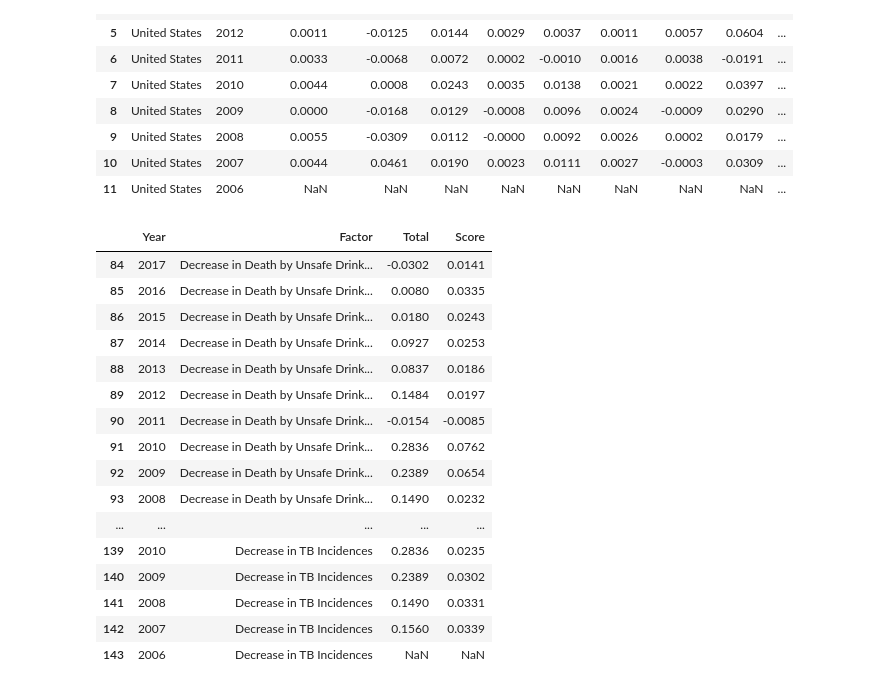
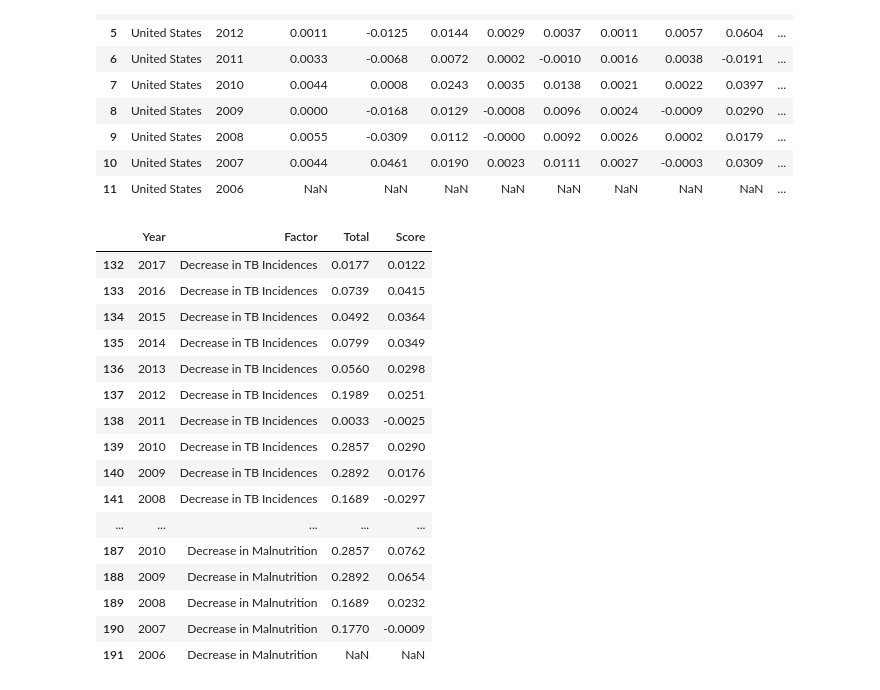
Before and after one commit to brendagutman/USA_Prosperity, a Jupyter notebook: Notebooks/usa_prosperity.ipynb, the cells around one changed output. Cells and saved outputs as stored; diff of their text form; code cells hidden in the pictures.

```diff
--- a/Notebooks/usa_prosperity.ipynb
+++ b/Notebooks/usa_prosperity.ipynb
@@ -481,6 +582,9 @@ df_merged['score_w'] = df_merged['score_w'] *-1
 df_merged['score_su'] = df_merged['score_su'] *-1
 df_merged['score_hiv'] = df_merged['score_hiv'] *-1
 df_merged['score_t'] = df_merged['score_t'] *-1
+df_merged['score_co2'] = df_merged['score_co2'] *-1
+df_merged['score_cm'] = df_merged['score_cm'] *-1
+df_merged['score_mal'] = df_merged['score_mal'] *-1
 # %%
 #make dfs for storage
 score_cd = []
@@ -496,6 +600,10 @@ score_w = []
 score_su = []
 score_hiv = []
 score_t = []
+score_gdp = []
+score_co2 = []
+score_cm = []
+score_mal = []
 #organize dfs in a dictionary
 names_dic = { 3 : score_cd,
               4 : score_ci,
@@ -509,7 +617,11 @@ names_dic = { 3 : score_cd,
               12 : score_w,
               13 : score_su,
               14 : score_hiv,
-              15 : score_t
+              15 : score_t,
+              16 : score_gdp,
+              17 : score_co2,
+              18 : score_cm,
+              19 : score_mal,
             }
 
 #make variables for the loop
@@ -573,10 +685,10 @@ print(compiled)
 # %%
 #set back to df
 second = pd.DataFrame(data = names_dic)
-second.columns = ['weighted_cd','weighted_ci','weighted_d','weighted_le','weighted_mh','weighted_ap','weighted_vd','weighted_hi','weighted_s','weighted_w','weighted_su','weighted_hiv','weighted_t']
+second.columns = ['weighted_cd','weighted_ci','weighted_d','weighted_le','weighted_mh','weighted_ap','weighted_vd','weighted_hi','weighted_s','weighted_w','weighted_su','weighted_hiv','weighted_t','weighted_gdp','weighted_co2','weighted_cm','weighted_mal']
 second['year'] = [2017,2016,2015,2014,2013,2012,2011,2010,2009,2008,2007,2006]
 final = df_merged.merge(second, how = 'left', left_on ='Year', right_on = 'year')
-final['total_weighted'] = final['weighted_cd'] + final['weighted_ci'] + final['weighted_d'] + final['weighted_le'] + final['weighted_ap'] + final['weighted_vd'] + final['weighted_s'] + final['weighted_w'] + final['weighted_su'] + final['weighted_hiv'] + final['weighted_t']
+final['total_weighted'] = final['weighted_cd'] + final['weighted_ci'] + final['weighted_d'] + final['weighted_le'] + final['weighted_ap'] + final['weighted_vd'] + final['weighted_s'] + final['weighted_w'] + final['weighted_su'] + final['weighted_hiv'] + final['weighted_t']+ final['weighted_gdp']+ final['weighted_co2']+ final['weighted_cm']+ final['weighted_mal']
 final
 # %% [output]
 |  | Entity | Year | score_human | score_happy | score_cd | score_ci | score_d | score_le | score_mh | score_ap | ... |
@@ -651,28 +763,48 @@ new11 = pd.DataFrame(data = final.iloc[:,1])
 new11['Factor'] = 'Decrease in TB Incidences'
 new11['Total'] = final.iloc[:,-1]
 new11['Score'] = final.iloc[:,29]
+
+new12 = pd.DataFrame(data = final.iloc[:,1])
+new12['Factor'] = 'GDP'
+new12['Total'] = final.iloc[:,-1]
+new12['Score'] = final.iloc[:,30]
+
+new13 = pd.DataFrame(data = final.iloc[:,1])
+new13['Factor'] = 'Decrease in CO2 Emmisions'
+new13['Total'] = final.iloc[:,-1]
+new13['Score'] = final.iloc[:,30]
+
+new14 = pd.DataFrame(data = final.iloc[:,1])
+new14['Factor'] = 'Decrease in Child Mortality'
+new14['Total'] = final.iloc[:,-1]
+new14['Score'] = final.iloc[:,30]
+
+new15 = pd.DataFrame(data = final.iloc[:,1])
+new15['Factor'] = 'Decrease in Malnutrition'
+new15['Total'] = final.iloc[:,-1]
+new15['Score'] = final.iloc[:,30]
 # %%
-new_list = [new2, new3, new4, new5,new6, new7, new8, new5,new9, new10, new11]
+new_list = [new2, new3, new4, new5,new6, new7, new8, new5,new9, new10, new11, new12, new13, new14, new15]
 all = new1.append(new_list, ignore_index = True)
 all.tail(60)
 # %% [output]
 |  | Year | Factor | Total | Score |
-| 84 | 2017 | Decrease in Death by Unsafe Drink... | -0.0302 | 0.0141 |
-| 85 | 2016 | Decrease in Death by Unsafe Drink... | 0.0080 | 0.0335 |
-| 86 | 2015 | Decrease in Death by Unsafe Drink... | 0.0180 | 0.0243 |
-| 87 | 2014 | Decrease in Death by Unsafe Drink... | 0.0927 | 0.0253 |
-| 88 | 2013 | Decrease in Death by Unsafe Drink... | 0.0837 | 0.0186 |
-| 89 | 2012 | Decrease in Death by Unsafe Drink... | 0.1484 | 0.0197 |
-| 90 | 2011 | Decrease in Death by Unsafe Drink... | -0.0154 | -0.0085 |
-| 91 | 2010 | Decrease in Death by Unsafe Drink... | 0.2836 | 0.0762 |
-| 92 | 2009 | Decrease in Death by Unsafe Drink... | 0.2389 | 0.0654 |
-| 93 | 2008 | Decrease in Death by Unsafe Drink... | 0.1490 | 0.0232 |
+| 132 | 2017 | Decrease in TB Incidences | 0.0177 | 0.0122 |
+| 133 | 2016 | Decrease in TB Incidences | 0.0739 | 0.0415 |
+| 134 | 2015 | Decrease in TB Incidences | 0.0492 | 0.0364 |
+| 135 | 2014 | Decrease in TB Incidences | 0.0799 | 0.0349 |
+| 136 | 2013 | Decrease in TB Incidences | 0.0560 | 0.0298 |
+| 137 | 2012 | Decrease in TB Incidences | 0.1989 | 0.0251 |
+| 138 | 2011 | Decrease in TB Incidences | 0.0033 | -0.0025 |
+| 139 | 2010 | Decrease in TB Incidences | 0.2857 | 0.0290 |
+| 140 | 2009 | Decrease in TB Incidences | 0.2892 | 0.0176 |
+| 141 | 2008 | Decrease in TB Incidences | 0.1689 | -0.0297 |
 | ... | ... | ... | ... | ... |
-| 139 | 2010 | Decrease in TB Incidences | 0.2836 | 0.0235 |
-| 140 | 2009 | Decrease in TB Incidences | 0.2389 | 0.0302 |
-| 141 | 2008 | Decrease in TB Incidences | 0.1490 | 0.0331 |
-| 142 | 2007 | Decrease in TB Incidences | 0.1560 | 0.0339 |
-| 143 | 2006 | Decrease in TB Incidences | NaN | NaN |
+| 187 | 2010 | Decrease in Malnutrition | 0.2857 | 0.0762 |
+| 188 | 2009 | Decrease in Malnutrition | 0.2892 | 0.0654 |
+| 189 | 2008 | Decrease in Malnutrition | 0.1689 | 0.0232 |
+| 190 | 2007 | Decrease in Malnutrition | 0.1770 | -0.0009 |
+| 191 | 2006 | Decrease in Malnutrition | NaN | NaN |
 # %%
 finalyr = final.set_index('Year').T
 finalyr
```
Also changed, not shown: parts of 10 cells of this notebook, 13 other files.
